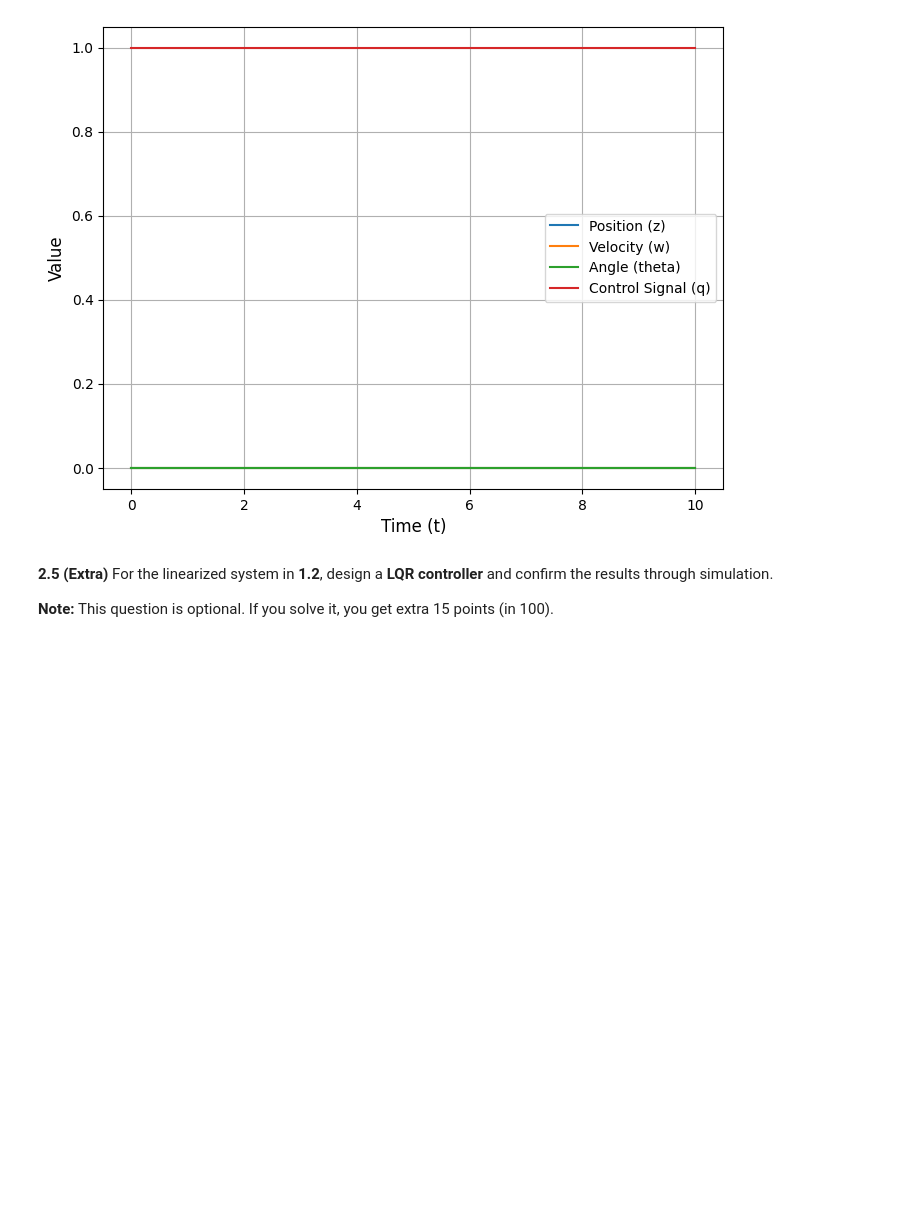
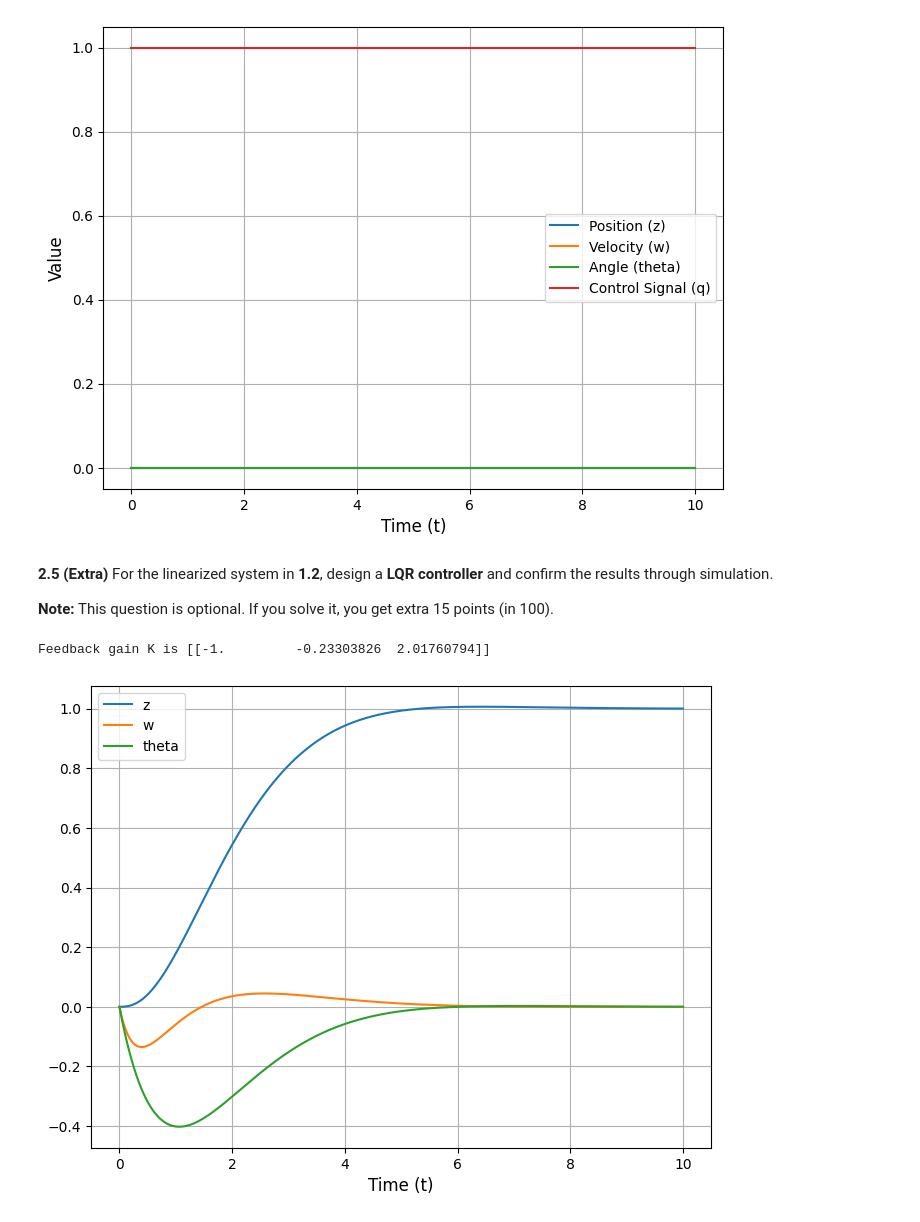
Before and after one commit to Xizesse/CO_project1, a Jupyter notebook: CO_project1.ipynb, the cells around one changed output. Cells and saved outputs as stored; diff of their text form; code cells hidden in the pictures; blank space fills up the shorter version.

```diff
--- a/CO_project1.ipynb
+++ b/CO_project1.ipynb
@@ -863,3 +863,55 @@ For the linearized system in **1.2**, design a **LQR controller** and confirm th
 
 
 **Note:** This question is optional. If you solve it, you get extra 15 points (in 100).
+# %%
+import numpy as np
+import scipy.linalg
+import matplotlib.pyplot as plt
+from scipy.integrate import solve_ivp
+
+# Parameters
+v_d = 1
+d1 = -3
+d2 = -12
+mbar = 0.9
+z_d = 1
+
+# Linear system
+A = np.array([[0, 1, -v_d],
+              [0, d1, 0],
+              [0, 0, 0]])
+B = np.array([[0], [mbar], [1]])
+
+# Weighting matrices
+Q = np.eye(3)
+R = np.array([[1]])
+
+#Ricati equation
+P = scipy.linalg.solve_continuous_are(A, B, Q, R)
+
+K = np.dot(np.linalg.inv(R), np.dot(B.T, P))
+print("Feedback gain K is", K)
+
+def lqr_system(t, x):
+    u = -np.dot(K, x)
+    return np.dot(A, x) + np.dot(B, u).flatten()
+
+t_end = 10
+t = np.linspace(0, t_end, 1000)
+x0 = np.array([-1, 0, 0])
+
+
+sol = solve_ivp(lqr_system, [0, t_end], x0, t_eval=t)
+
+# Plotting
+fig, ax = plt.subplots(figsize=(8, 6))
+ax.plot(sol.t, sol.y[0] + z_d, label='z')
+ax.plot(sol.t, sol.y[1], label='w')
+ax.plot(sol.t, sol.y[2], label='theta')
+ax.set_xlabel('Time (t)', fontsize=12)
+ax.legend()
+ax.grid()
+plt.show()
+# %% [output]
+Feedback gain K is [[-1.         -0.23303826  2.01760794]]
+[figure, added]
```
